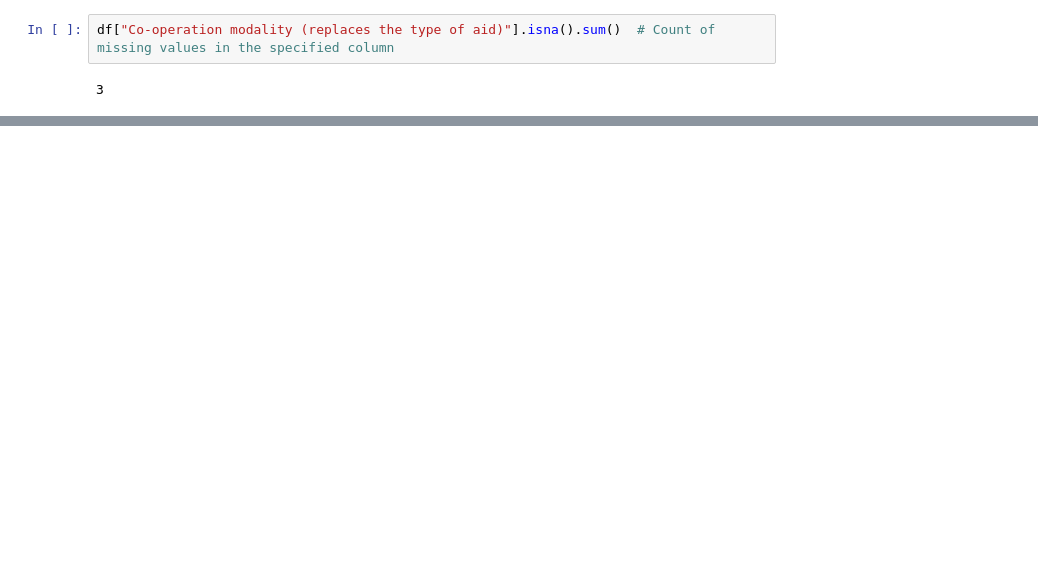
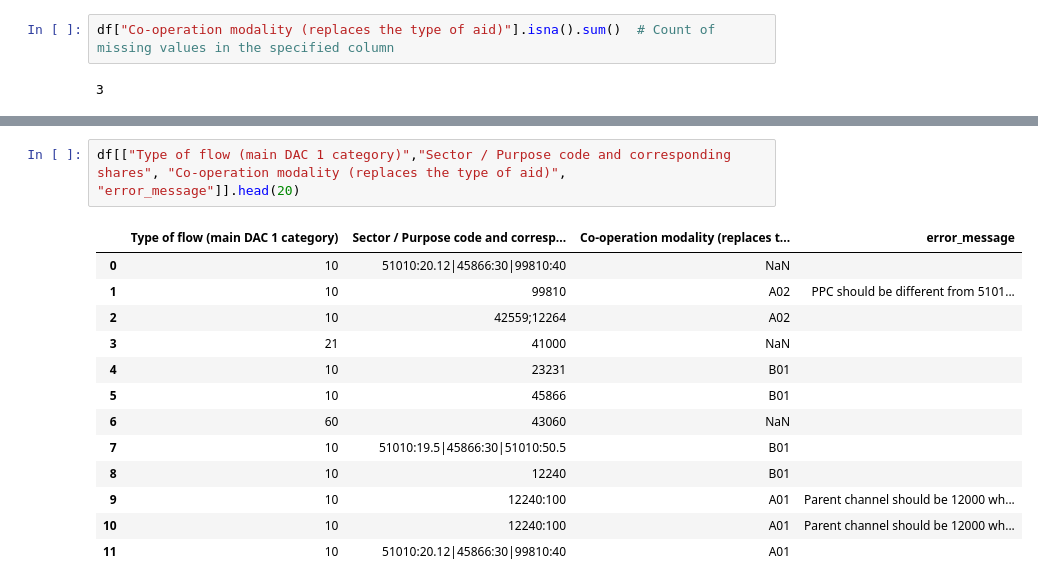
Before and after one commit to ogulcanertuncdcd/tor_fileuploader, a Jupyter notebook: aid_t/aid_t function.ipynb, the cells around one changed output, grey strips where cells are left out. Saved outputs shown, nothing was run; the diff lists cells and outputs as text; blank space fills up the shorter version.

```diff
--- a/aid_t/aid_t function.ipynb
+++ b/aid_t/aid_t function.ipynb
@@ -80,0 +123,16 @@ test GG
+# %%
+df[["Type of flow (main DAC 1 category)","Sector / Purpose code and corresponding shares", "Co-operation modality (replaces the type of aid)", "error_message"]].head(20)
+# %% [output]
+|  | Type of flow (main DAC 1 category) | Sector / Purpose code and corresp... | Co-operation modality (replaces t... | error_message |
+| 0 | 10 | 51010:20.12|45866:30|99810:40 | NaN |  |
+| 1 | 10 | 99810 | A02 | PPC should be different from 5101... |
+| 2 | 10 | 42559;12264 | A02 |  |
+| 3 | 21 | 41000 | NaN |  |
+| 4 | 10 | 23231 | B01 |  |
+| 5 | 10 | 45866 | B01 |  |
+| 6 | 60 | 43060 | NaN |  |
+| 7 | 10 | 51010:19.5|45866:30|51010:50.5 | B01 |  |
+| 8 | 10 | 12240 | B01 |  |
+| 9 | 10 | 12240:100 | A01 | Parent channel should be 12000 wh... |
+| 10 | 10 | 12240:100 | A01 | Parent channel should be 12000 wh... |
+| 11 | 10 | 51010:20.12|45866:30|99810:40 | A01 |  |
```
Also changed, not shown: parts of 16 cells of this notebook.
